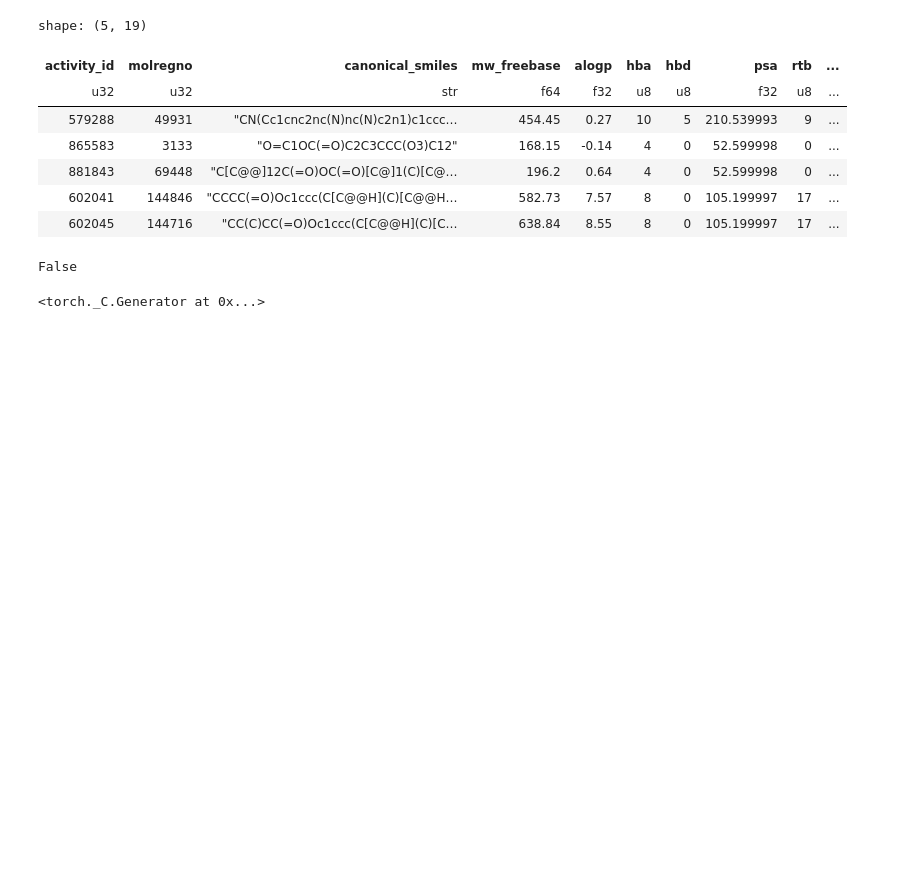
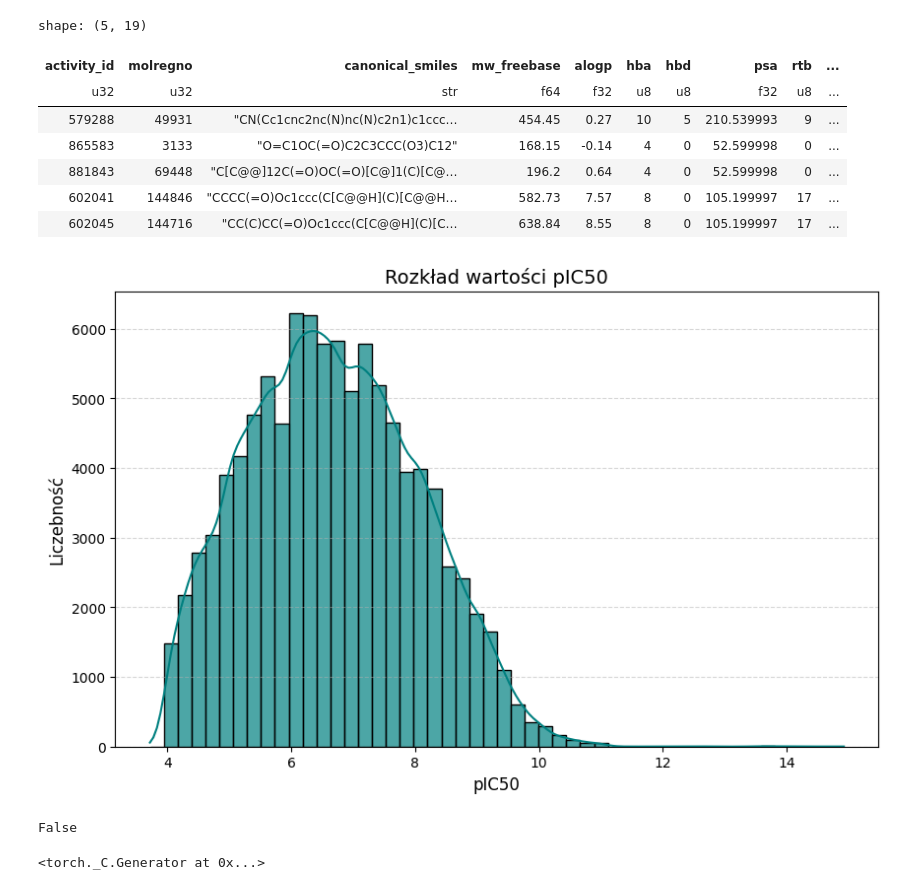
Before and after one commit to Sharens/ml_chembl, a Jupyter notebook: main.ipynb, the cells around one changed output. Saved outputs shown, nothing was run; the diff lists cells and outputs as text; code cells hidden in the pictures; blank space fills up the shorter version.

Commit message:
dodanie wykresu dystrybucji pic

```diff
--- a/main.ipynb
+++ b/main.ipynb
@@ -70,6 +72,23 @@ shape: (5, 19)
 | 881843 | 69448 | "C[C@@]12C(=O)OC(=O)[C@]1(C)[C@… | 196.2 | 0.64 | 4 | 0 | 52.599998 | 0 | ... |
 | 602041 | 144846 | "CCCC(=O)Oc1ccc(C[C@@H](C)[C@@H… | 582.73 | 7.57 | 8 | 0 | 105.199997 | 17 | ... |
 | 602045 | 144716 | "CC(C)CC(=O)Oc1ccc(C[C@@H](C)[C… | 638.84 | 8.55 | 8 | 0 | 105.199997 | 17 | ... |
+# %%
+# Pobieramy dane do wykresu, rzutując z Decimal na Float (wymagane przez matplotlib)
+data_to_plot = df_calc.select(pl.col("pIC50").cast(pl.Float64)).to_series()
+
+plt.figure(figsize=(10, 6))
+
+# Rysowanie histogramu z linią gęstości (KDE)
+sns.histplot(data_to_plot, bins=50, kde=True, color='teal', edgecolor='black', alpha=0.7)
+
+plt.title('Rozkład wartości pIC50', fontsize=14)
+plt.xlabel('pIC50', fontsize=12)
+plt.ylabel('Liczebność', fontsize=12)
+plt.grid(axis='y', linestyle='--', alpha=0.5)
+
+plt.show()
+# %% [output]
+[figure, added]
 # %%
 # False bo źle sie zaokrągla
 df_calc["pchembl_value"].cast(pl.Decimal(scale=2)).equals(df_calc["pIC50"].cast(pl.Decimal(scale=2)))
```
Also changed, not shown: parts of 2 cells of this notebook.
